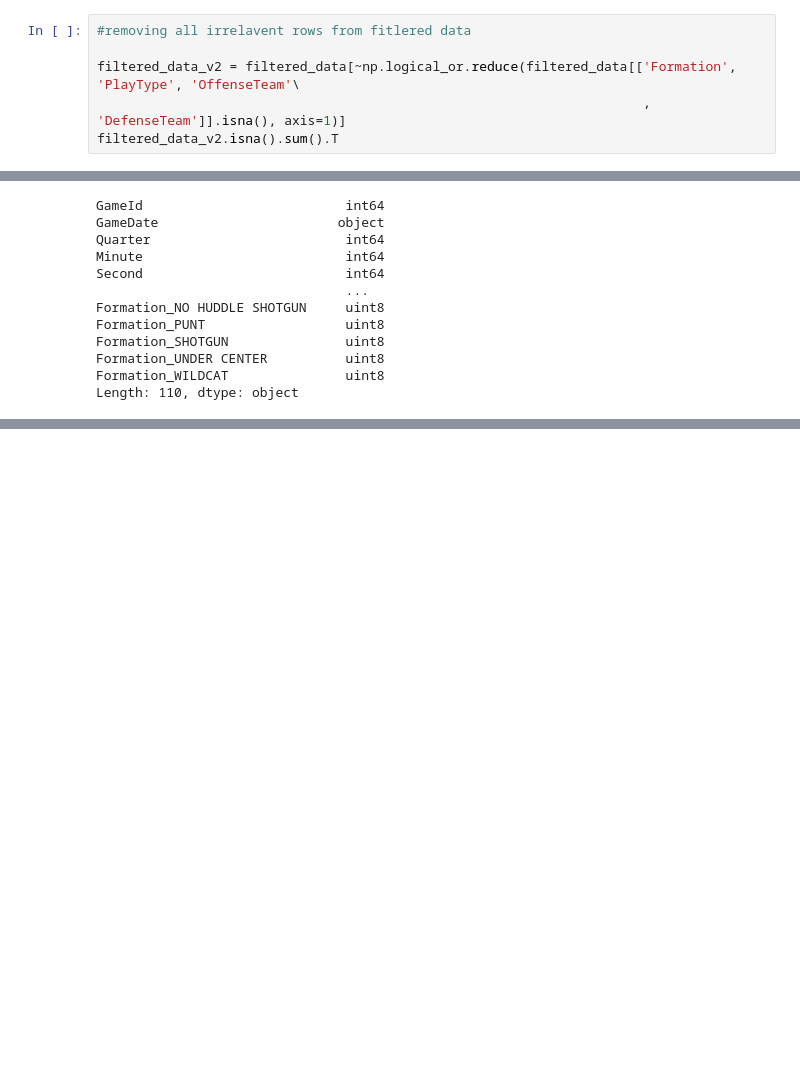
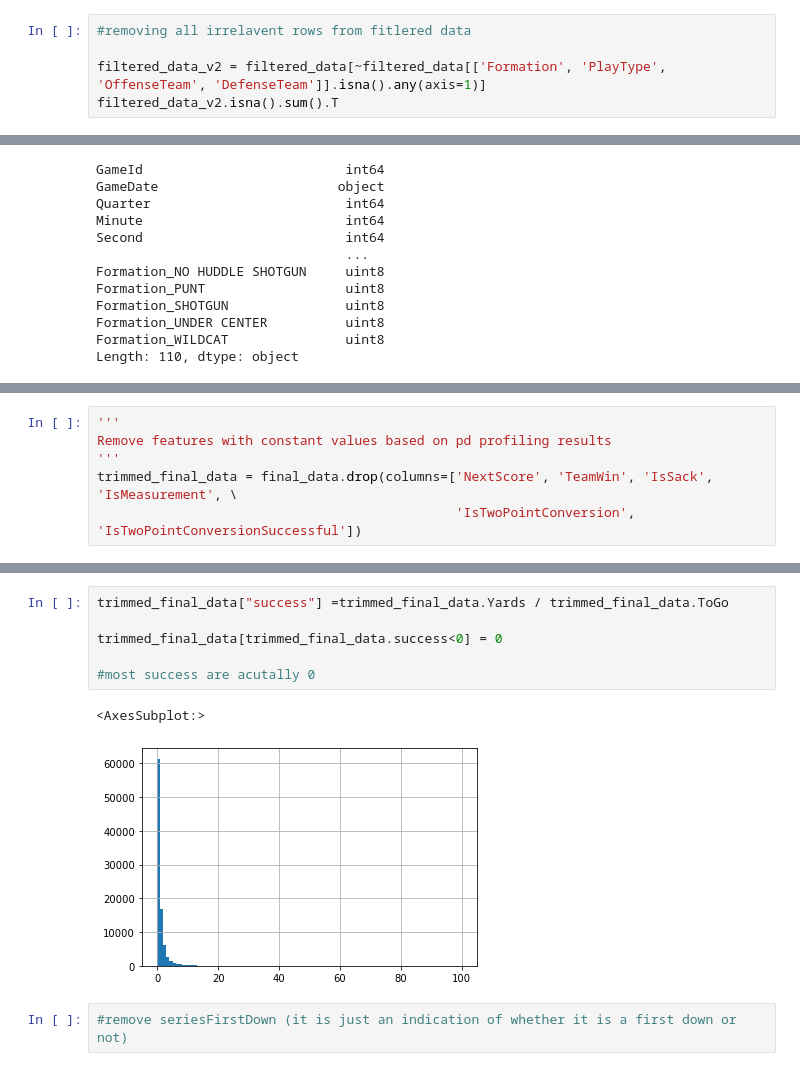
Before and after one commit to wh2353/Data_challenge_notebook, a Jupyter notebook: NFL play-to-play exploratory analysis.ipynb, the cells around one changed output, grey strips where cells are left out. Cells and saved outputs as stored; diff of their text form; blank space fills up the shorter version.

```diff
--- a/NFL play-to-play exploratory analysis.ipynb
+++ b/NFL play-to-play exploratory analysis.ipynb
@@ -225,7 +225,6 @@ Length: 5532, dtype: int64
 # %%
 #removing all irrelavent rows from fitlered data
 
-filtered_data_v2 = filtered_data[~np.logical_or.reduce(filtered_data[['Formation', 'PlayType', 'OffenseTeam'\
-                                                                      , 'DefenseTeam']].isna(), axis=1)]
+filtered_data_v2 = filtered_data[~filtered_data[['Formation', 'PlayType', 'OffenseTeam', 'DefenseTeam']].isna().any(axis=1)]
 filtered_data_v2.isna().sum().T
 # %% [output]
@@ -434,0 +445,6 @@ Finished!
+# %%
+'''
+Remove features with constant values based on pd profiling results
+'''
+trimmed_final_data = final_data.drop(columns=['NextScore', 'TeamWin', 'IsSack', 'IsMeasurement', \
+                                              'IsTwoPointConversion', 'IsTwoPointConversionSuccessful'])
@@ -434,0 +454,11 @@ Finished!
+# %%
+trimmed_final_data["success"] =trimmed_final_data.Yards / trimmed_final_data.ToGo
+
+trimmed_final_data[trimmed_final_data.success<0] = 0
+
+#most success are acutally 0
+# %% [output]
+<AxesSubplot:>
+[figure, added]
+# %%
+#remove seriesFirstDown (it is just an indication of whether it is a first down or not)
```
Also changed, not shown: parts of 19 cells of this notebook, 13 other files.
